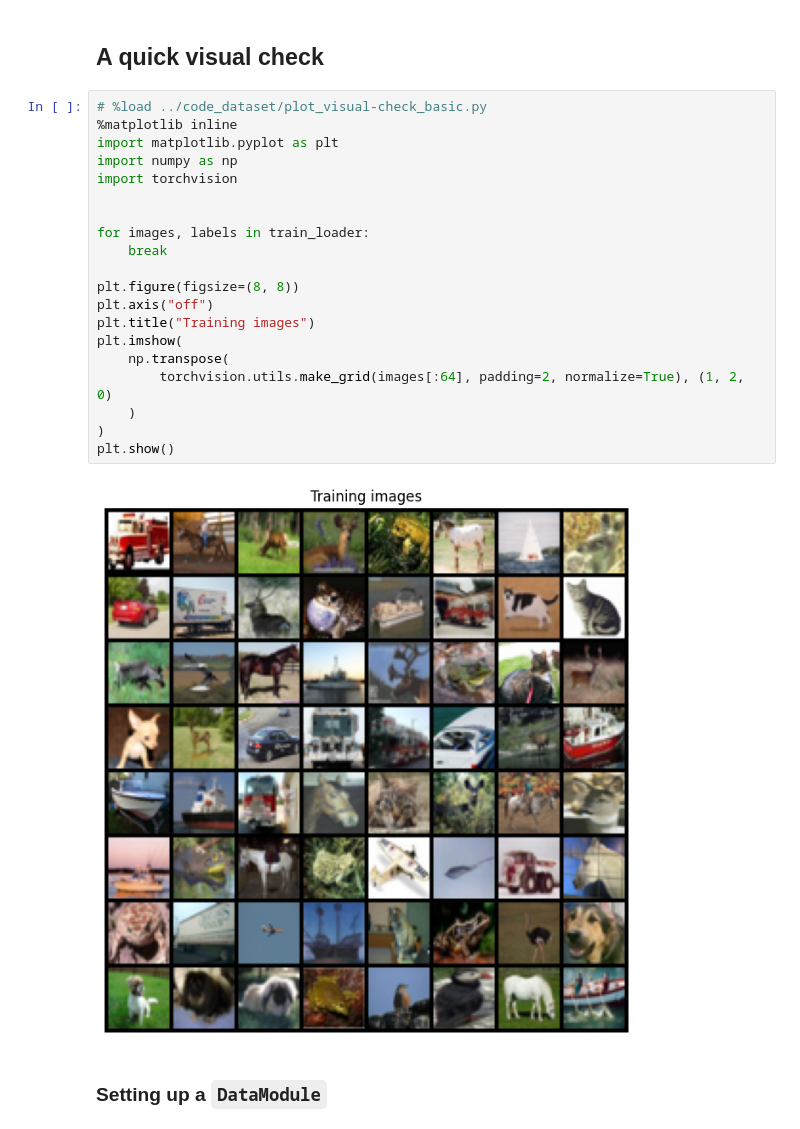
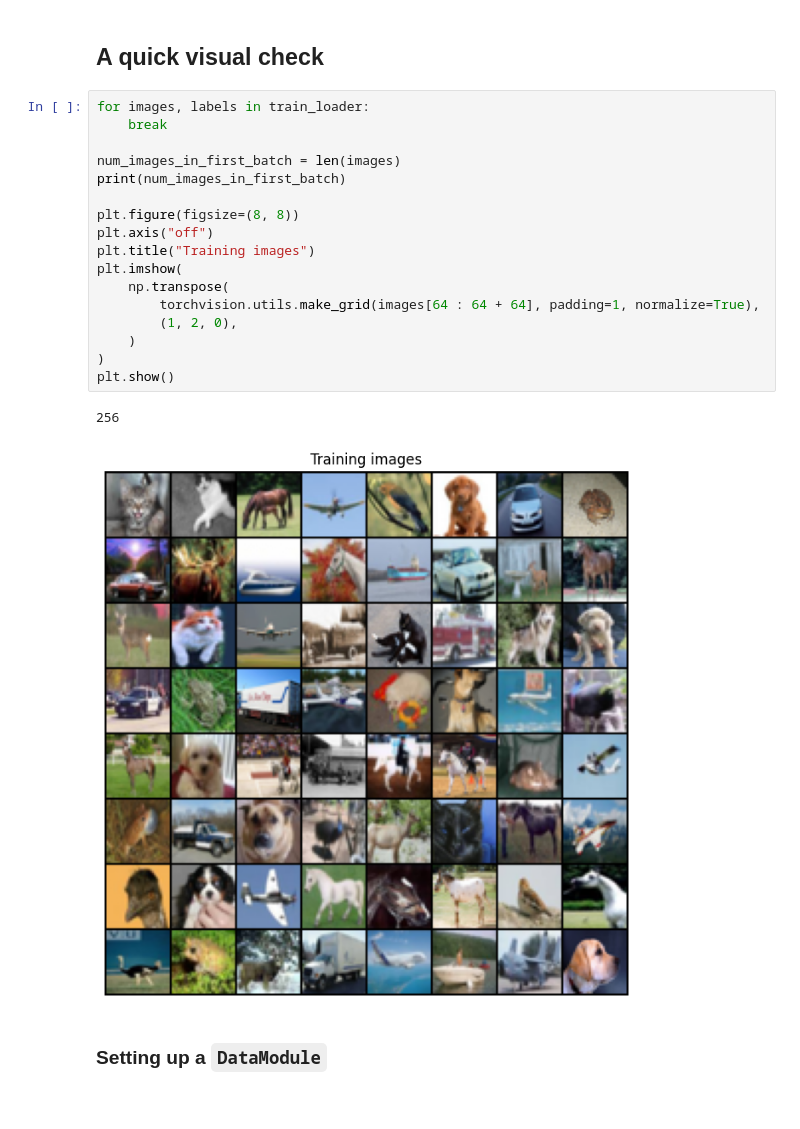
Before and after one commit to fuhengwu2021/deep, a Jupyter notebook: pytorch-lightning_ipynb/cnn/cnn-mobilenet-v3-small-cifar10.ipynb, the cells around one changed output. Cells and saved outputs as stored; diff of their text form; blank space fills up the shorter version.

```diff
--- a/pytorch-lightning_ipynb/cnn/cnn-mobilenet-v3-small-cifar10.ipynb
+++ b/pytorch-lightning_ipynb/cnn/cnn-mobilenet-v3-small-cifar10.ipynb
@@ -220,27 +250,25 @@ Accuracy when always predicting the majority class:
 # %% [markdown]
 ## A quick visual check
 # %%
-# %load ../code_dataset/plot_visual-check_basic.py
-%matplotlib inline
-import matplotlib.pyplot as plt
-import numpy as np
-import torchvision
-
-
 for images, labels in train_loader:
     break
+
+num_images_in_first_batch = len(images)
+print(num_images_in_first_batch)
 
 plt.figure(figsize=(8, 8))
 plt.axis("off")
 plt.title("Training images")
 plt.imshow(
     np.transpose(
-        torchvision.utils.make_grid(images[:64], padding=2, normalize=True), (1, 2, 0)
+        torchvision.utils.make_grid(images[64 : 64 + 64], padding=1, normalize=True),
+        (1, 2, 0),
     )
 )
 plt.show()
 # %% [output]
+256
-[figure, old version]
+[figure, new version]
 # %% [markdown]
 ### Setting up a `DataModule`
 # %% [markdown]
```
Also changed, not shown: parts of 24 cells of this notebook.
